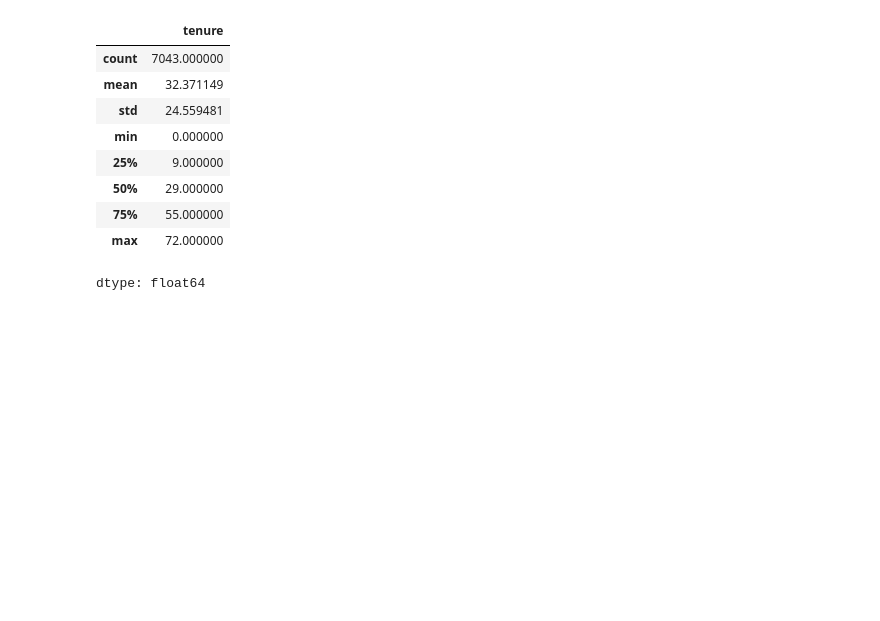
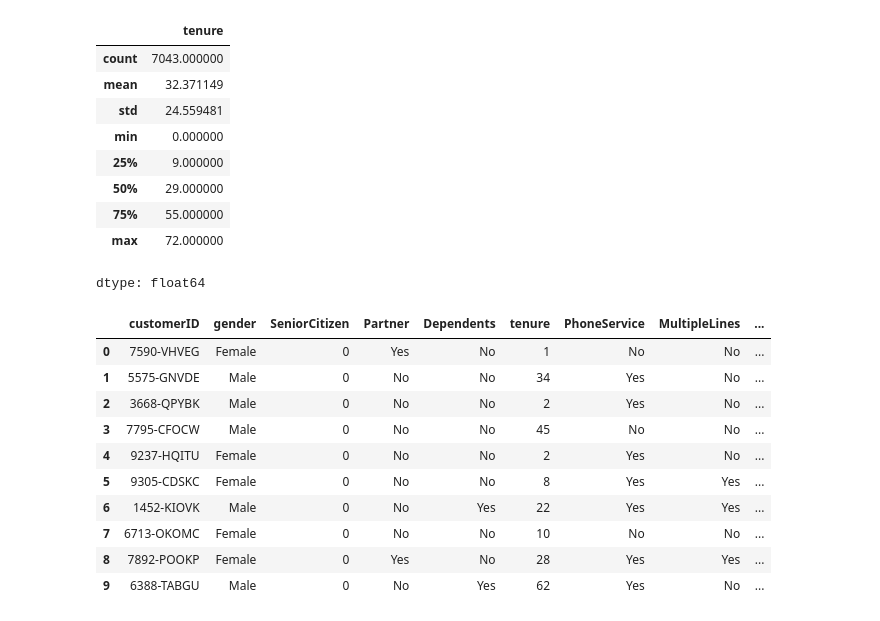
Before and after one commit to princeiiitk/Preventing-Customer-Churn-with-Feature-Transformation, a Jupyter notebook: Preventing_Customer_Churn_with_Feature_Transformation.ipynb, the cells around one changed output. Cells and saved outputs as stored; diff of their text form; code cells hidden in the pictures; blank space fills up the shorter version.

```diff
--- a/Preventing_Customer_Churn_with_Feature_Transformation.ipynb
+++ b/Preventing_Customer_Churn_with_Feature_Transformation.ipynb
@@ -227,3 +227,41 @@ df['tenure'].describe()
 | 75% | 55.000000 |
 | max | 72.000000 |
 dtype: float64
+# %%
+df_eng=df.copy()
+# %%
+# 1.Binning  'tenure'
+bins=[0,12,24,36,48,60,72]
+labels=['0-1 Year','1-2 Years','2-3 Years','3-4 Years','4-5 Years','5+ Years']
+df_eng['tenure_group']=pd.cut(df_eng['tenure'],bins=bins,labels=labels,right=False)
+# %%
+# 2. Simplify categorical feature
+
+# col=df_eng.columns
+# for i in col:
+#   for j in df_eng[i].unique():
+#      if j in ['No internet service', 'No phone service']:
+#             df_eng[i] = df_eng[i].replace(j, 'No')
+
+df_eng.replace(['No internet service', 'No phone service'], 'No', inplace=True)
+# %%
+# 3 creating interaction/combination features
+df_eng['num_add_service']=(df_eng[['OnlineSecurity', 'OnlineBackup', 'DeviceProtection',
+            'TechSupport', 'StreamingTV', 'StreamingMovies']] =='Yes').sum(axis=1)
+
+# 4. Create a feature for monthly charge to tenure ratio
+df_eng['monthly_charge_ratio'] = df_eng['MonthlyCharges'] / (df_eng['tenure'] + 1) # +1 to avoid division by zero
+# %%
+df_eng.head(10)
+# %% [output]
+|  | customerID | gender | SeniorCitizen | Partner | Dependents | tenure | PhoneService | MultipleLines | ... |
+| 0 | 7590-VHVEG | Female | 0 | Yes | No | 1 | No | No | ... |
+| 1 | 5575-GNVDE | Male | 0 | No | No | 34 | Yes | No | ... |
+| 2 | 3668-QPYBK | Male | 0 | No | No | 2 | Yes | No | ... |
+| 3 | 7795-CFOCW | Male | 0 | No | No | 45 | No | No | ... |
+| 4 | 9237-HQITU | Female | 0 | No | No | 2 | Yes | No | ... |
+| 5 | 9305-CDSKC | Female | 0 | No | No | 8 | Yes | Yes | ... |
+| 6 | 1452-KIOVK | Male | 0 | No | Yes | 22 | Yes | Yes | ... |
+| 7 | 6713-OKOMC | Female | 0 | No | No | 10 | No | No | ... |
+| 8 | 7892-POOKP | Female | 0 | Yes | No | 28 | Yes | Yes | ... |
+| 9 | 6388-TABGU | Male | 0 | No | Yes | 62 | Yes | No | ... |
```
Also changed, not shown: parts of 6 cells of this notebook.
